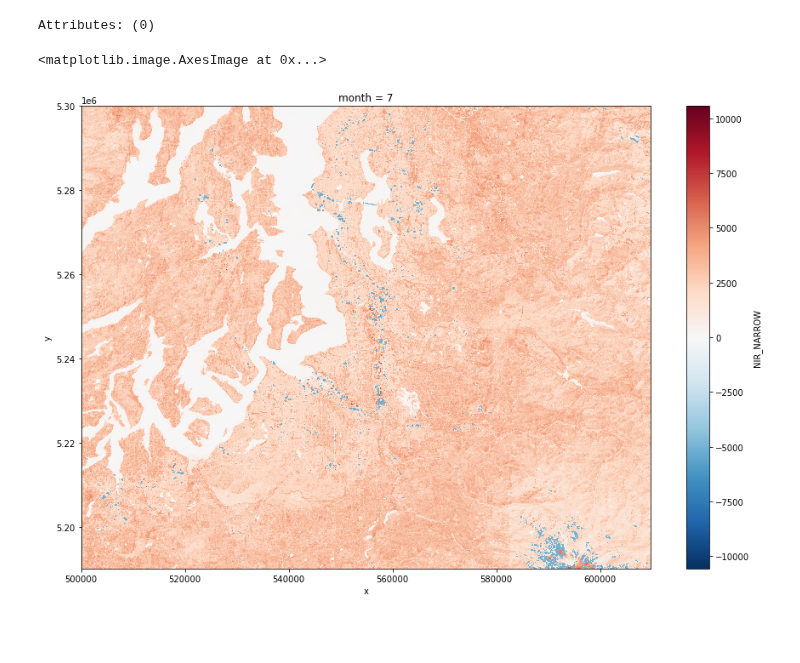
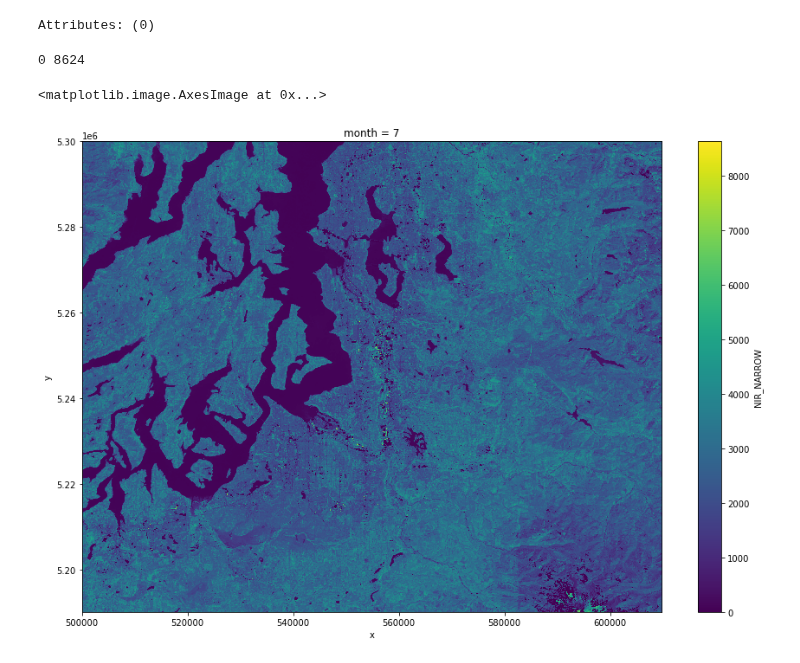
Before and after one commit to csp-inc/data-ingestion, a Jupyter notebook: hls-masked-monthly-median-qa.ipynb, the cells around one changed output. Drawn from its saved outputs; the diff is of its cells as text; code cells hidden in the pictures; blank space fills up the shorter version.

Commit message:
qa notebook, removal of out of bounds HLS data

```diff
--- a/hls-masked-monthly-median-qa.ipynb
+++ b/hls-masked-monthly-median-qa.ipynb
@@ -120,8 +108,18 @@ float64
 dask.array<chunksize=(1, 3660, 3660), meta=np.ndarray>
 | Array Chunk Bytes 1.29 GB 107.16 ... |  |
 Attributes: (0)
+# %%
+def assert_bounds(arr, minimum, maximum):
+    mi = int(arr.min().values)
+    ma = int(arr.max().values)
+    print(mi, ma)
+    assert mi >= minimum and ma <= maximum, "Out of bounds"
 # %%
-tile.sel(month=7)['NIR_NARROW'].fillna(-5000).plot.imshow(size=10)
+# July in Seattle...Shouldn't be missing too much data
+july = tile.sel(month=7)['NIR_NARROW'].persist()
+assert_bounds(july, 0, 10000)
+july.fillna(0).plot.imshow(size=10)
 # %% [output]
-<matplotlib.image.AxesImage at 0x...>
+0 8624
+<matplotlib.image.AxesImage at 0x...>
-[figure, old version]
+[figure, new version]
```
Also changed, not shown: parts of 9 cells of this notebook, 3 other files.
